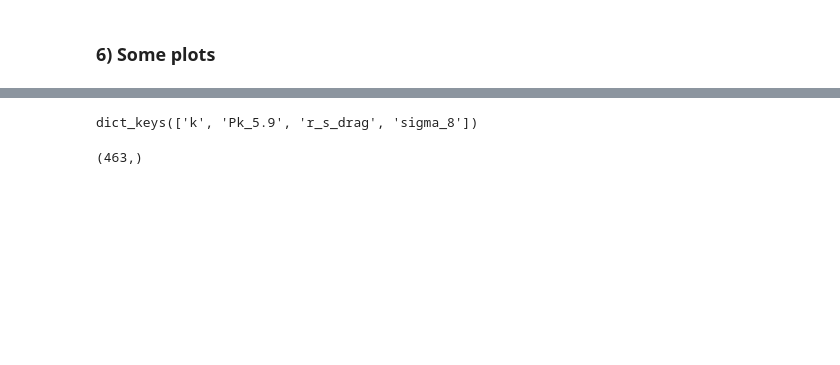
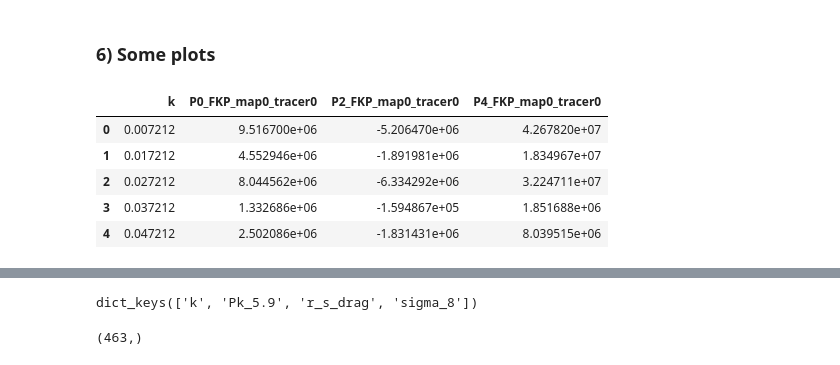
Before and after one commit to MTPK-USP/MTPK, a Jupyter notebook: teste-spectra_window_function.ipynb, the cells around one changed output, grey strips where cells are left out. Drawn from its saved outputs; the diff is of its cells as text; code cells hidden in the pictures; blank space fills up the shorter version.

```diff
--- a/teste-spectra_window_function.ipynb
+++ b/teste-spectra_window_function.ipynb
@@ -205,0 +187,11 @@ P4_FKP = P4_FKP.reshape(n_bins, n_cats, n_k)
+# %%
+spectra = pd.read_csv('spectra/window/window-spectra.csv')
+# %%
+spectra.head()
+# %% [output]
+|  | k | P0_FKP_map0_tracer0 | P2_FKP_map0_tracer0 | P4_FKP_map0_tracer0 |
+| 0 | 0.007212 | 9.516700e+06 | -5.206470e+06 | 4.267820e+07 |
+| 1 | 0.017212 | 4.552946e+06 | -1.891981e+06 | 1.834967e+07 |
+| 2 | 0.027212 | 8.044562e+06 | -6.334292e+06 | 3.224711e+07 |
+| 3 | 0.037212 | 1.332686e+06 | -1.594867e+05 | 1.851688e+06 |
+| 4 | 0.047212 | 2.502086e+06 | -1.831431e+06 | 8.039515e+06 |
```
Also changed, not shown: parts of 13 cells of this notebook, 20 other files.
